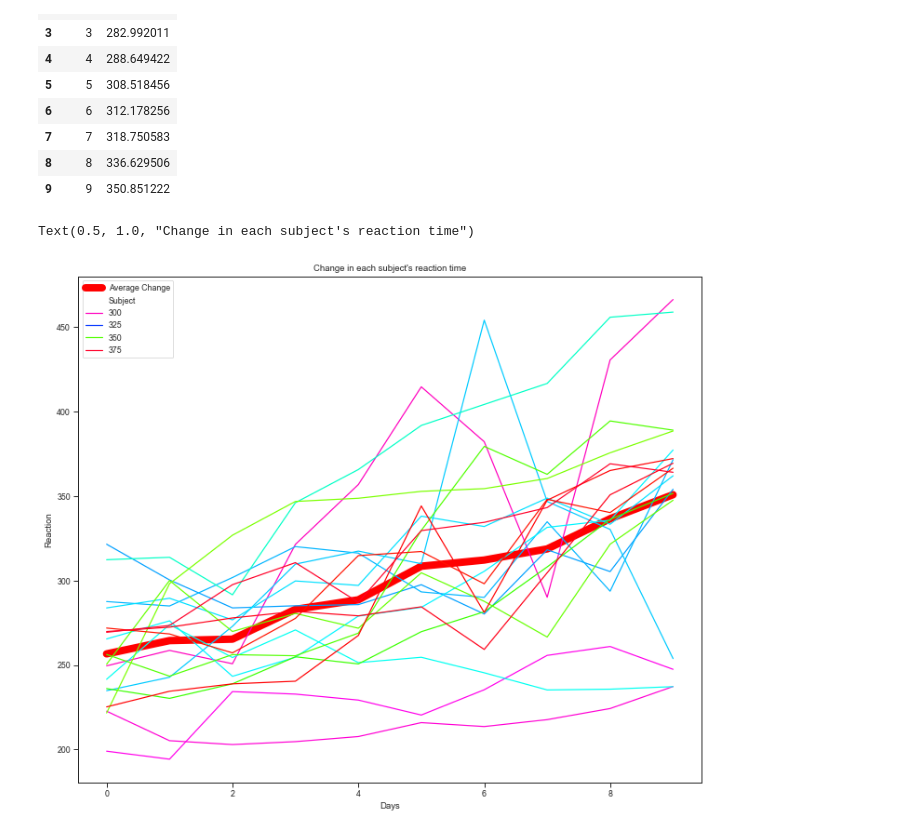
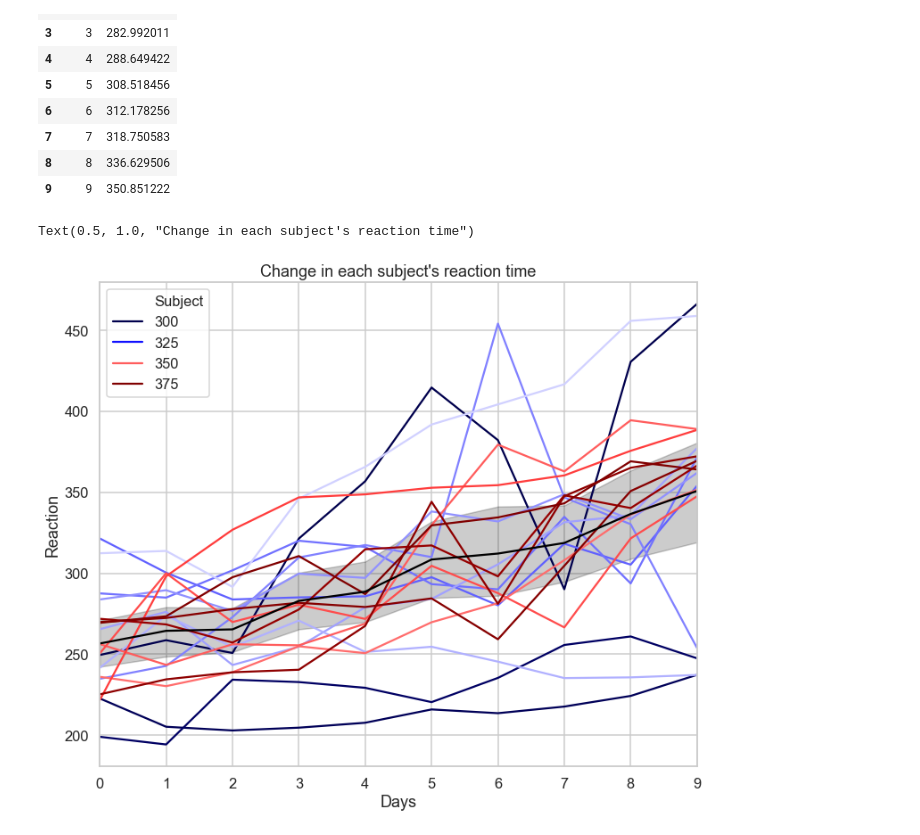
Before and after one commit to GabbyBarajasBroussard/numpy-pandas-visualization-exercise, a Jupyter notebook: seaborn_exercises.ipynb, the cells around one changed output. Saved outputs shown, nothing was run; the diff lists cells and outputs as text; code cells hidden in the pictures.

```diff
--- a/seaborn_exercises.ipynb
+++ b/seaborn_exercises.ipynb
@@ -284,10 +219,13 @@ avg_change
 | 9 | 9 | 350.851222 |
 # %%
 plt.figure(figsize=(12, 10))
-plt.plot(avg_change.index, avg_change.Reaction, linewidth=8, label='Average Change', c='red', linestyle="-") #plotting the average change
-plt.legend('Average Change') # adding the average change to my legend
-sns.lineplot (x='Days', y='Reaction',hue='Subject',data=sleep_study, palette='gist_rainbow_r') # plotting each subjects reaction times over days
+sns.set_style('whitegrid')
+sns.lineplot (data=sleep_study, x='Days', y='Reaction', hue='Subject', estimator=np.mean, palette='seismic')# plotting each subjects reaction times over days
+sns.lineplot(data = sleep_study, x = 'Days', y = 'Reaction', color = 'black', estimator = 'mean')
+sns.set_context('talk')
+sns.set_style("ticks", {"xtick.major.size": 8, "ytick.major.size": 8})
+plt.xlim(0,9)
 plt.title("Change in each subject's reaction time") #adding title to chart
 # %% [output]
 Text(0.5, 1.0, "Change in each subject's reaction time")
-[figure, old version]
+[figure, new version]
```
Also changed, not shown: parts of 14 cells of this notebook, 1 other file.
